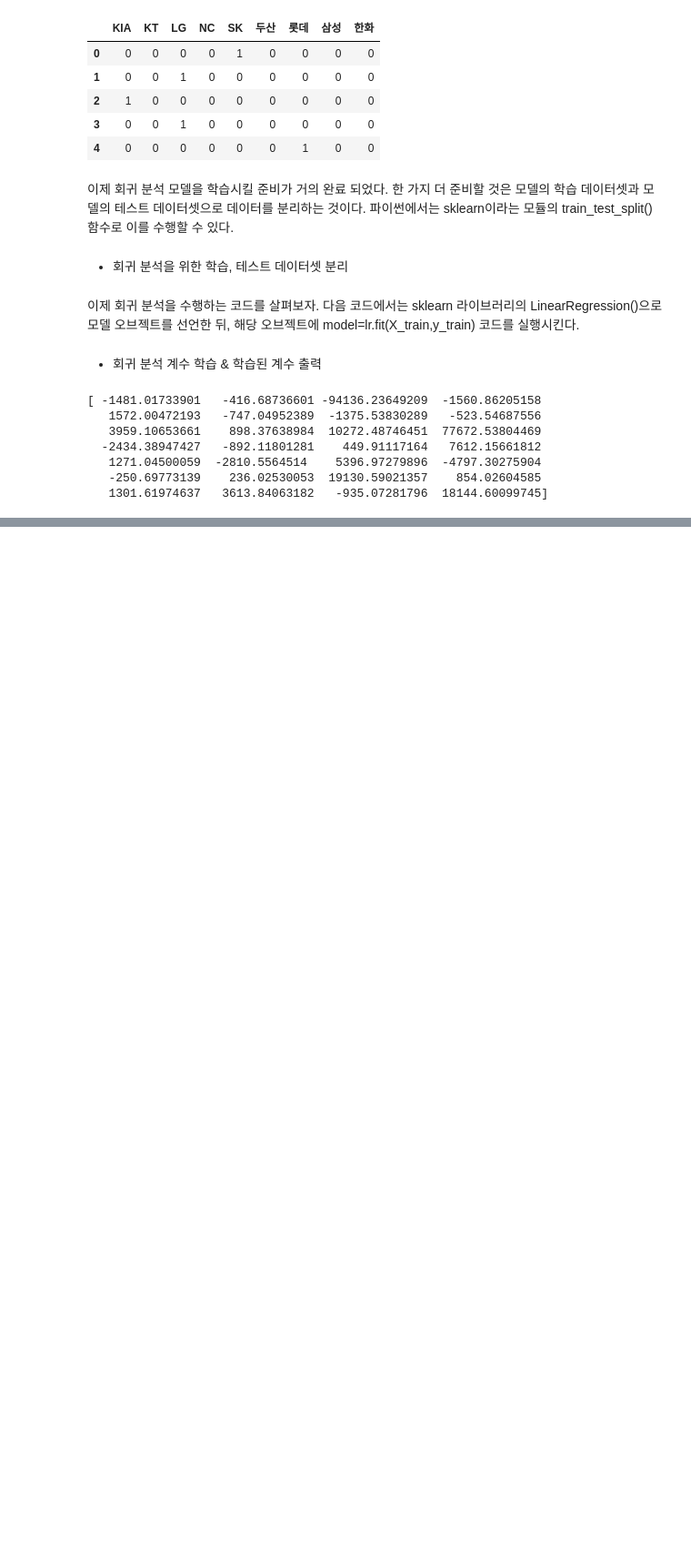
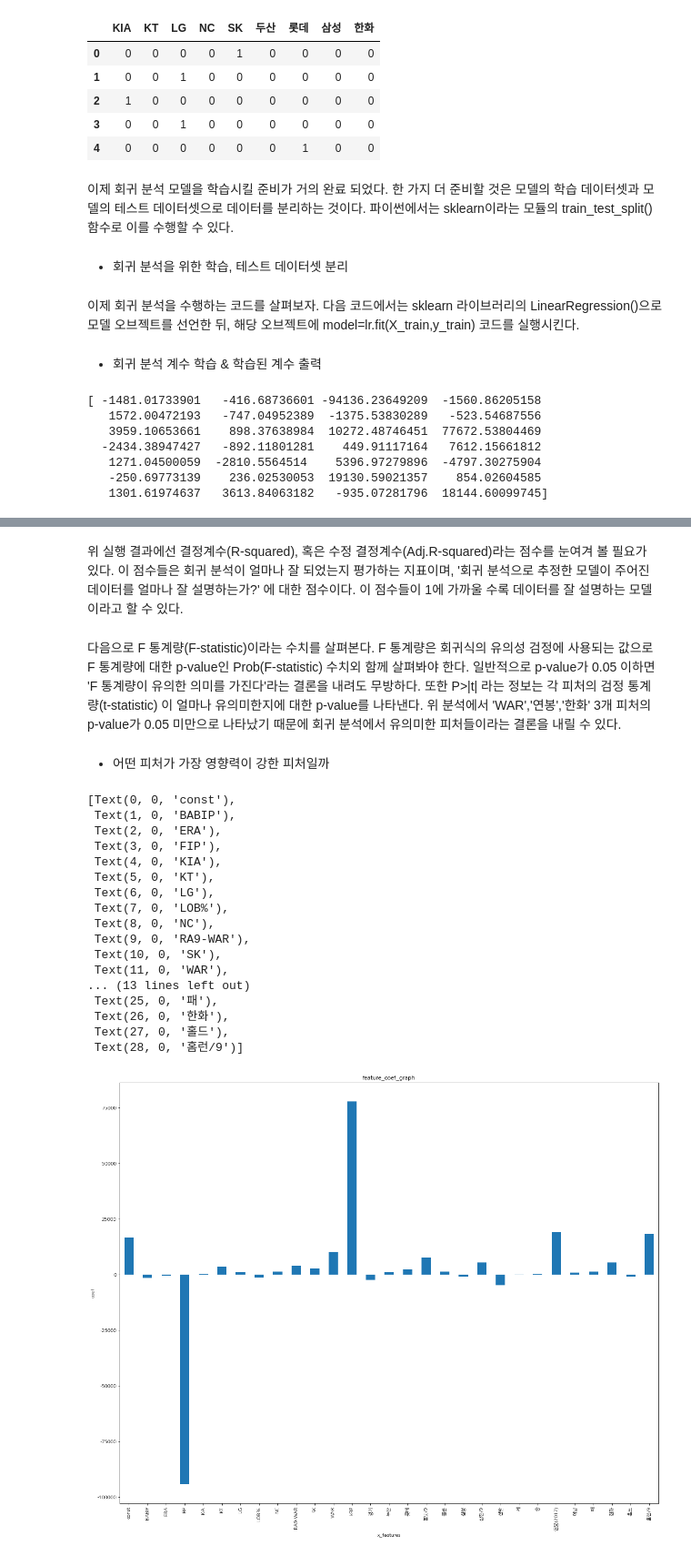
Before and after one commit to jaeyoon89/python_data_analysis, a Jupyter notebook: ch3_baseball_salary_prediction.ipynb, the cells around one changed output, grey strips where cells are left out. Shown at 91% size. Drawn from its saved outputs; the diff is of its cells as text; code cells hidden in the pictures; blank space fills up the shorter version.

```diff
--- a/ch3_baseball_salary_prediction.ipynb
+++ b/ch3_baseball_salary_prediction.ipynb
@@ -216,0 +224,7 @@ print(lr.coef_)
+# %%
+import statsmodels.api as sm
+
+# statsmodel 라이브러리로 회귀 분석을 수행한다.
+X_train = sm.add_constant(X_train)
+model = sm.OLS(y_train, X_train).fit()
+model.summary()
@@ -216,0 +266,39 @@ print(lr.coef_)
+# %% [markdown]
+위 실행 결과에선 결정계수(R-squared), 혹은 수정 결정계수(Adj.R-squared)라는 점수를 눈여겨 볼 필요가 있다. 이 점수들은 회귀 분석이 얼마나 잘 되었는지 평가하는 지표이며, '회귀 분석으로 추정한 모델이 주어진 데이터를 얼마나 잘 설명하는가?' 에 대한 점수이다. 이 점수들이 1에 가까울 수록 데이터를 잘 설명하는 모델이라고 할 수 있다.
+# %% [markdown]
+다음으로 F 통계량(F-statistic)이라는 수치를 살펴본다. F 통계량은  회귀식의 유의성 검정에 사용되는 값으로 F 통계량에 대한 p-value인 Prob(F-statistic) 수치외 함께 살펴봐야 한다. 일반적으로 p-value가 0.05 이하면 'F 통계량이 유의한 의미를 가진다'라는 결론을 내려도 무방하다. 또한 P>|t| 라는 정보는 각 피처의 검정 통계량(t-statistic) 이 얼마나 유의미한지에 대한 p-value를 나타낸다. 위 분석에서 'WAR','연봉','한화' 3개 피처의 p-value가 0.05 미만으로 나타났기 때문에 회귀 분석에서 유의미한 피처들이라는 결론을 내릴 수 있다.
+# %% [markdown]
+- 어떤 피처가 가장 영향력이 강한 피처일까
+# %%
+# 회귀 계수를 리스트로 반환한다.
+coefs = model.params.tolist()
+coefs_series = pd.Series(coefs)
+
+# 변수명을 리스트로 반환한다.
+x_labels = model.params.index.tolist()
+
+# 회귀 계수를 출력한다.
+ax = coefs_series.plot(kind='bar')
+ax.set_title('feature_coef_graph')
+ax.set_xlabel('x_features')
+ax.set_ylabel('coef')
+ax.set_xticklabels(x_labels)
+# %% [output]
+[Text(0, 0, 'const'),
+ Text(1, 0, 'BABIP'),
+ Text(2, 0, 'ERA'),
+ Text(3, 0, 'FIP'),
+ Text(4, 0, 'KIA'),
+ Text(5, 0, 'KT'),
+ Text(6, 0, 'LG'),
+ Text(7, 0, 'LOB%'),
+ Text(8, 0, 'NC'),
+ Text(9, 0, 'RA9-WAR'),
+ Text(10, 0, 'SK'),
+ Text(11, 0, 'WAR'),
+... (13 lines left out)
+ Text(25, 0, '패'),
+ Text(26, 0, '한화'),
+ Text(27, 0, '홀드'),
+ Text(28, 0, '홈런/9')]
+[figure, added]
```
Also changed, not shown: parts of 19 cells of this notebook.
